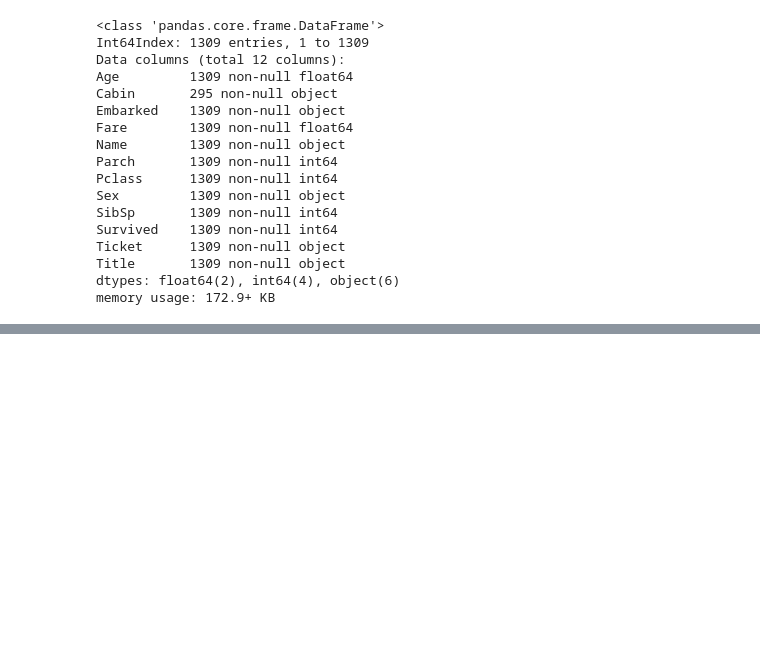
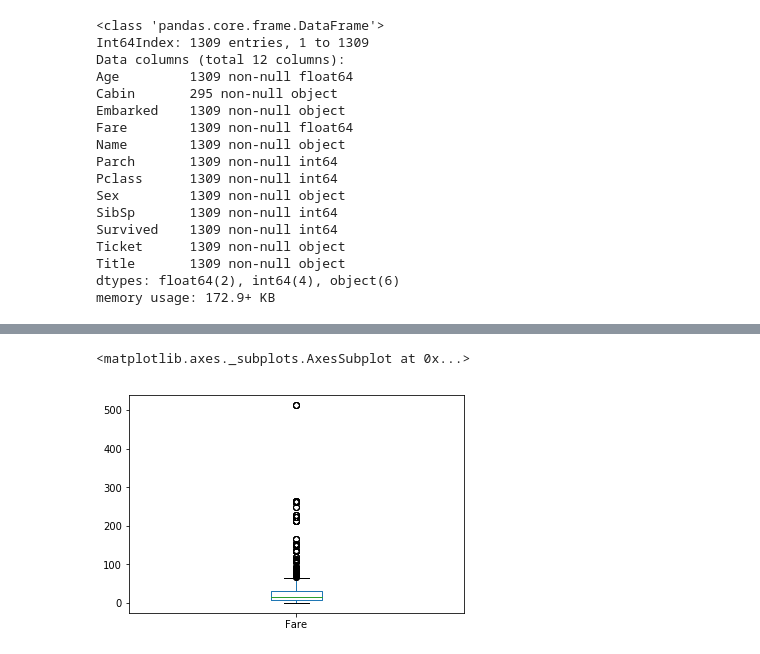
Before and after one commit to Maricha/Titanic, a Jupyter notebook: notebooks/Blank Data.ipynb, the cells around one changed output, grey strips where cells are left out. Cells and saved outputs as stored; diff of their text form; code cells hidden in the pictures; blank space fills up the shorter version.

```diff
--- a/notebooks/Blank Data.ipynb
+++ b/notebooks/Blank Data.ipynb
@@ -286,0 +302,5 @@ SyntaxError: invalid syntax (<ipython-input-40-02db47e578d6>, line 1)
+# %%
+df.Fare.plot(kind='box')
+# %% [output]
+<matplotlib.axes._subplots.AxesSubplot at 0x...>
+[figure, added]
```
Also changed, not shown: parts of 11 cells of this notebook.
